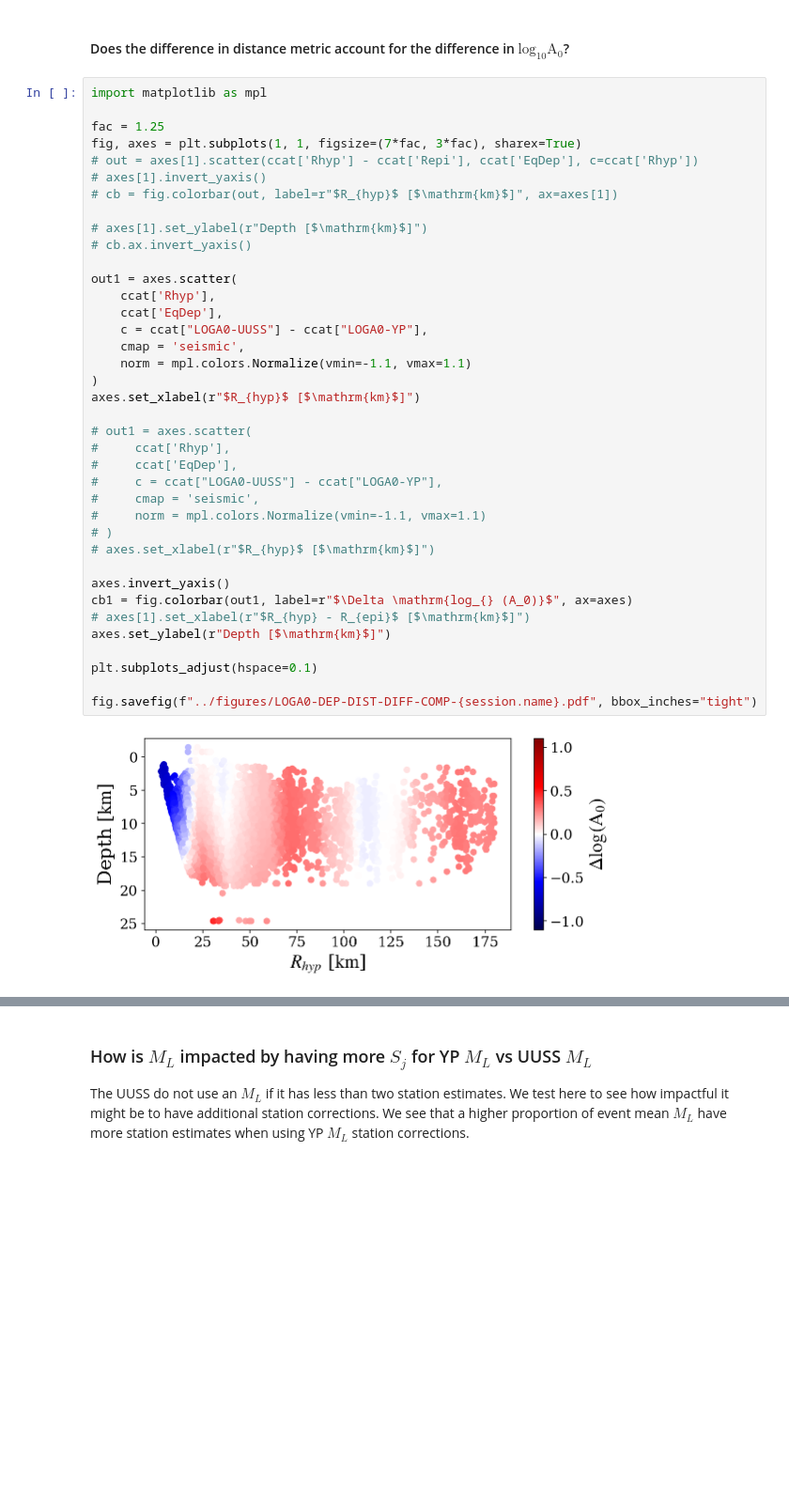
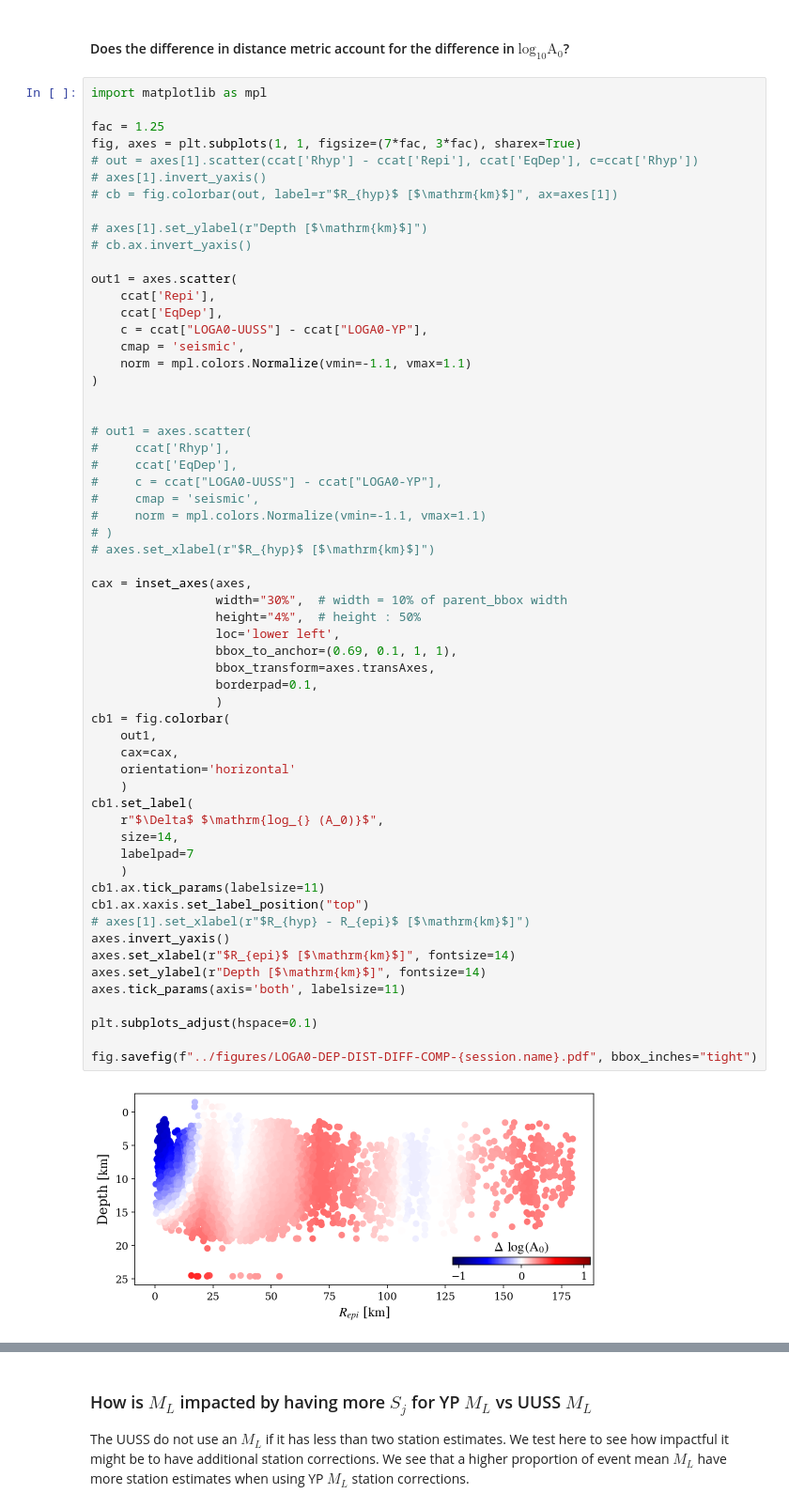
Before and after one commit to sgjholt/ynp_local_magnitude_recalibration, a Jupyter notebook: notebooks/MagnitudeComparisons.ipynb, the cells around one changed output, grey strips where cells are left out. Shown at 94% size. Saved outputs shown, nothing was run; the diff lists cells and outputs as text; blank space fills up the shorter version.

```diff
--- a/notebooks/MagnitudeComparisons.ipynb
+++ b/notebooks/MagnitudeComparisons.ipynb
@@ -249,39 +250,60 @@ fac = 1.25
 fig, axes = plt.subplots(1, 1, figsize=(7*fac, 3*fac), sharex=True)
 # out = axes[1].scatter(ccat['Rhyp'] - ccat['Repi'], ccat['EqDep'], c=ccat['Rhyp'])
 # axes[1].invert_yaxis()
 # cb = fig.colorbar(out, label=r"$R_{hyp}$ [$\mathrm{km}$]", ax=axes[1])
 
 # axes[1].set_ylabel(r"Depth [$\mathrm{km}$]")
 # cb.ax.invert_yaxis()
 
 out1 = axes.scatter(
-    ccat['Rhyp'],
+    ccat['Repi'],
     ccat['EqDep'],
     c = ccat["LOGA0-UUSS"] - ccat["LOGA0-YP"],
     cmap = 'seismic',
     norm = mpl.colors.Normalize(vmin=-1.1, vmax=1.1)
 )
-axes.set_xlabel(r"$R_{hyp}$ [$\mathrm{km}$]")
+
 
 # out1 = axes.scatter(
 #     ccat['Rhyp'],
 #     ccat['EqDep'],
 #     c = ccat["LOGA0-UUSS"] - ccat["LOGA0-YP"],
 #     cmap = 'seismic',
 #     norm = mpl.colors.Normalize(vmin=-1.1, vmax=1.1)
 # )
 # axes.set_xlabel(r"$R_{hyp}$ [$\mathrm{km}$]")
 
+cax = inset_axes(axes,
+                 width="30%",  # width = 10% of parent_bbox width
+                 height="4%",  # height : 50%
+                 loc='lower left',
+                 bbox_to_anchor=(0.69, 0.1, 1, 1),
+                 bbox_transform=axes.transAxes,
+                 borderpad=0.1,
+                 )
+cb1 = fig.colorbar(
+    out1,
+    cax=cax,
+    orientation='horizontal'
+    )
+cb1.set_label(
+    r"$\Delta$ $\mathrm{log_{} (A_0)}$",
+    size=14,
+    labelpad=7
+    )
+cb1.ax.tick_params(labelsize=11)
+cb1.ax.xaxis.set_label_position("top")
+# axes[1].set_xlabel(r"$R_{hyp} - R_{epi}$ [$\mathrm{km}$]")
 axes.invert_yaxis()
-cb1 = fig.colorbar(out1, label=r"$\Delta \mathrm{log_{} (A_0)}$", ax=axes)
-# axes[1].set_xlabel(r"$R_{hyp} - R_{epi}$ [$\mathrm{km}$]")
-axes.set_ylabel(r"Depth [$\mathrm{km}$]")
+axes.set_xlabel(r"$R_{epi}$ [$\mathrm{km}$]", fontsize=14)
+axes.set_ylabel(r"Depth [$\mathrm{km}$]", fontsize=14)
+axes.tick_params(axis='both', labelsize=11)
 
 plt.subplots_adjust(hspace=0.1)
 
 fig.savefig(f"../figures/LOGA0-DEP-DIST-DIFF-COMP-{session.name}.pdf", bbox_inches="tight")
 # %% [output]
-[figure, old version]
+[figure, new version]
 # %%
 def bin_data(Y, X, X_start, X_end, width):
 
```
Also changed, not shown: parts of 12 cells of this notebook, 54 other files.
